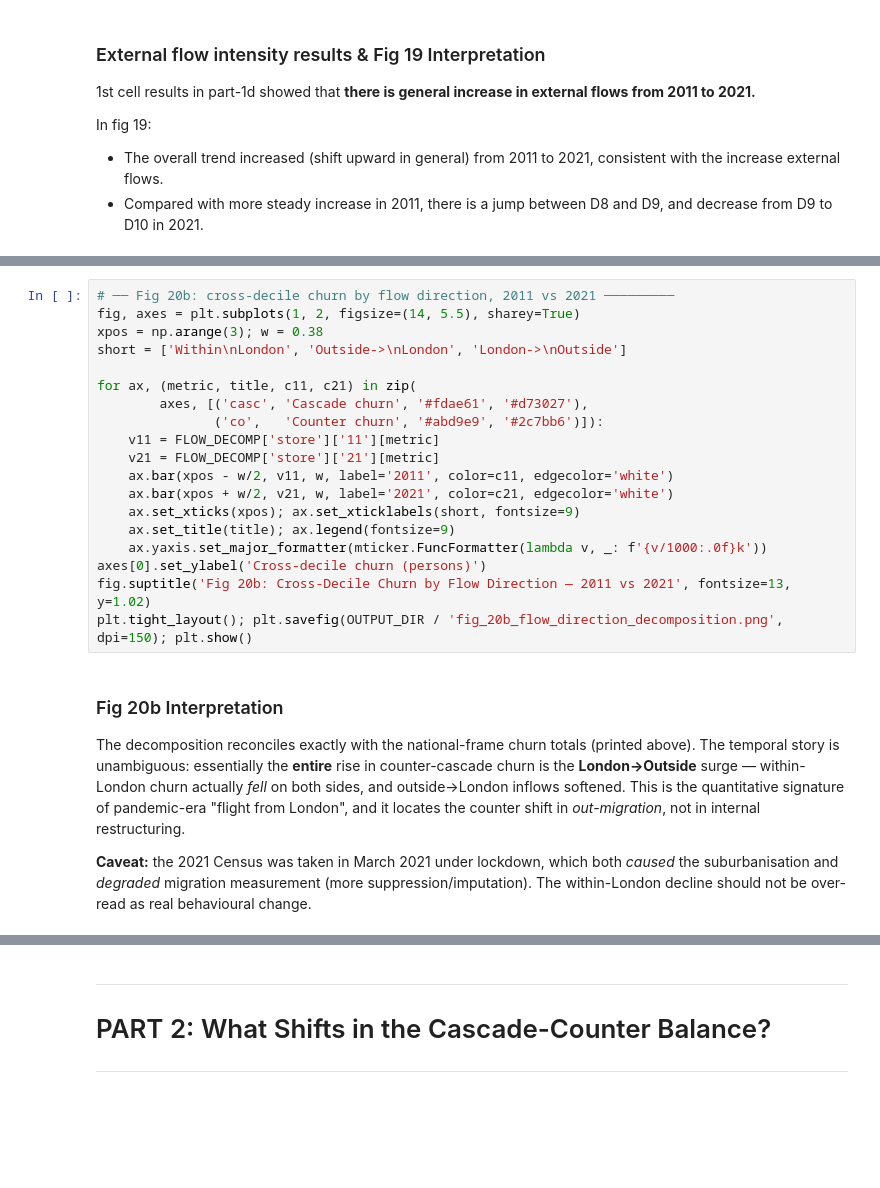
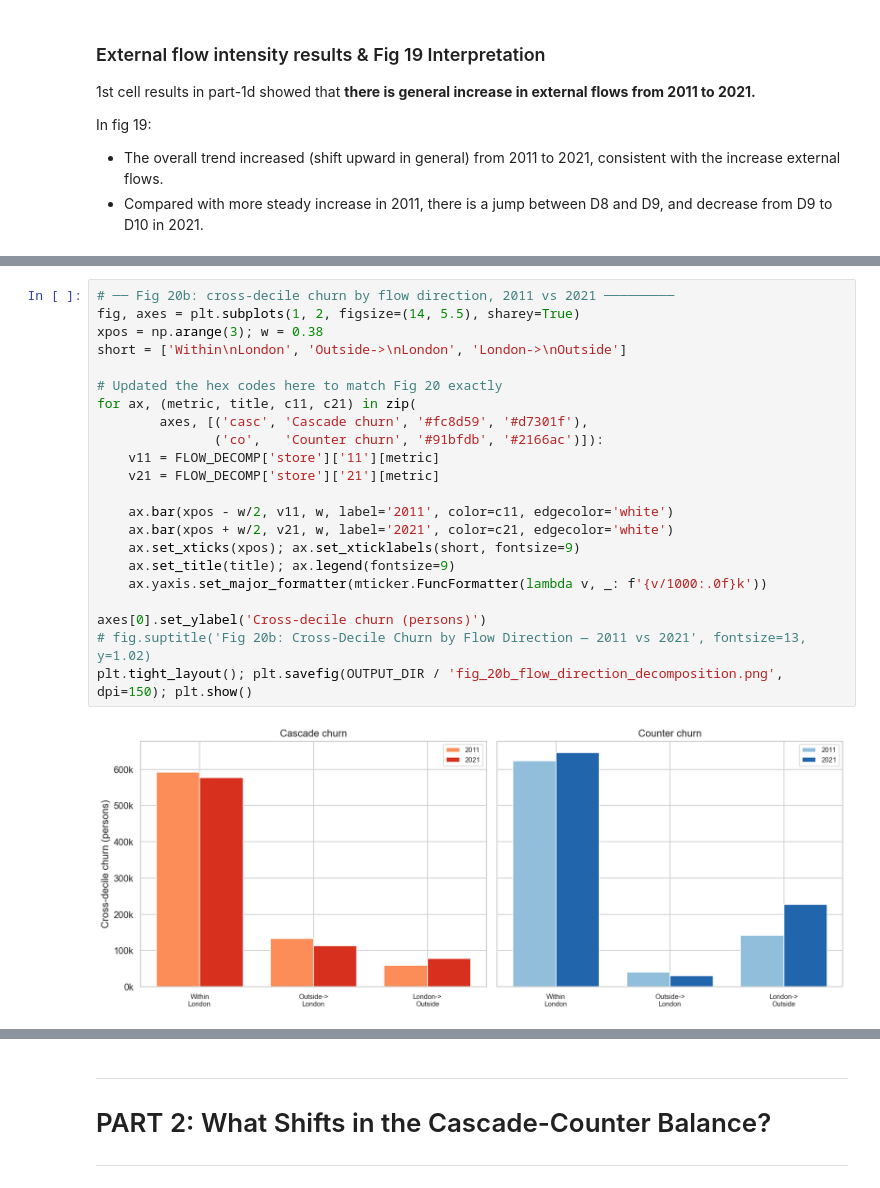
Before and after one commit to yxing82/CASA-Dissertation, a Jupyter notebook: scripts/eda_4_rerun_compare_natioanl_frame_and_london_only__20260625.ipynb, the cells around one changed output, grey strips where cells are left out. Saved outputs shown, nothing was run; the diff lists cells and outputs as text; blank space fills up the shorter version.

```diff
--- a/scripts/eda_4_rerun_compare_natioanl_frame_and_london_only__20260625.ipynb
+++ b/scripts/eda_4_rerun_compare_natioanl_frame_and_london_only__20260625.ipynb
@@ -826,25 +897,24 @@ FLOW_DECOMP = {'store': store, 'delta': delta, 'labels': labels}
 # %%
 # ── Fig 20b: cross-decile churn by flow direction, 2011 vs 2021 ─────────
 fig, axes = plt.subplots(1, 2, figsize=(14, 5.5), sharey=True)
 xpos = np.arange(3); w = 0.38
 short = ['Within\nLondon', 'Outside->\nLondon', 'London->\nOutside']
 
+# Updated the hex codes here to match Fig 20 exactly
 for ax, (metric, title, c11, c21) in zip(
-        axes, [('casc', 'Cascade churn', '#fdae61', '#d73027'),
-               ('co',   'Counter churn', '#abd9e9', '#2c7bb6')]):
+        axes, [('casc', 'Cascade churn', '#fc8d59', '#d7301f'),
+               ('co',   'Counter churn', '#91bfdb', '#2166ac')]):
     v11 = FLOW_DECOMP['store']['11'][metric]
     v21 = FLOW_DECOMP['store']['21'][metric]
+
     ax.bar(xpos - w/2, v11, w, label='2011', color=c11, edgecolor='white')
     ax.bar(xpos + w/2, v21, w, label='2021', color=c21, edgecolor='white')
     ax.set_xticks(xpos); ax.set_xticklabels(short, fontsize=9)
     ax.set_title(title); ax.legend(fontsize=9)
     ax.yaxis.set_major_formatter(mticker.FuncFormatter(lambda v, _: f'{v/1000:.0f}k'))
+
 axes[0].set_ylabel('Cross-decile churn (persons)')
-fig.suptitle('Fig 20b: Cross-Decile Churn by Flow Direction — 2011 vs 2021', fontsize=13, y=1.02)
+# fig.suptitle('Fig 20b: Cross-Decile Churn by Flow Direction — 2011 vs 2021', fontsize=13, y=1.02)
 plt.tight_layout(); plt.savefig(OUTPUT_DIR / 'fig_20b_flow_direction_decomposition.png', dpi=150); plt.show()
+# %% [output]
+[figure, added]
-# %% [markdown]
-### Fig 20b Interpretation
-
-The decomposition reconciles exactly with the national-frame churn totals (printed above). The temporal story is unambiguous: essentially the **entire** rise in counter-cascade churn is the **London→Outside** surge — within-London churn actually *fell* on both sides, and outside→London inflows softened. This is the quantitative signature of pandemic-era "flight from London", and it locates the counter shift in *out-migration*, not in internal restructuring.
-
-**Caveat:** the 2021 Census was taken in March 2021 under lockdown, which both *caused* the suburbanisation and *degraded* migration measurement (more suppression/imputation). The within-London decline should not be over-read as real behavioural change.
```
Also changed, not shown: parts of 11 cells of this notebook, 6 other files.
